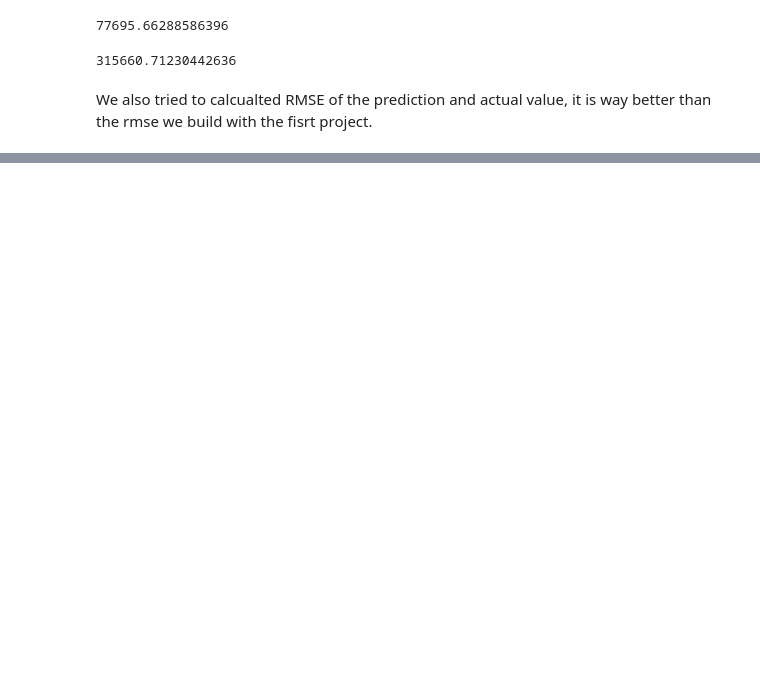
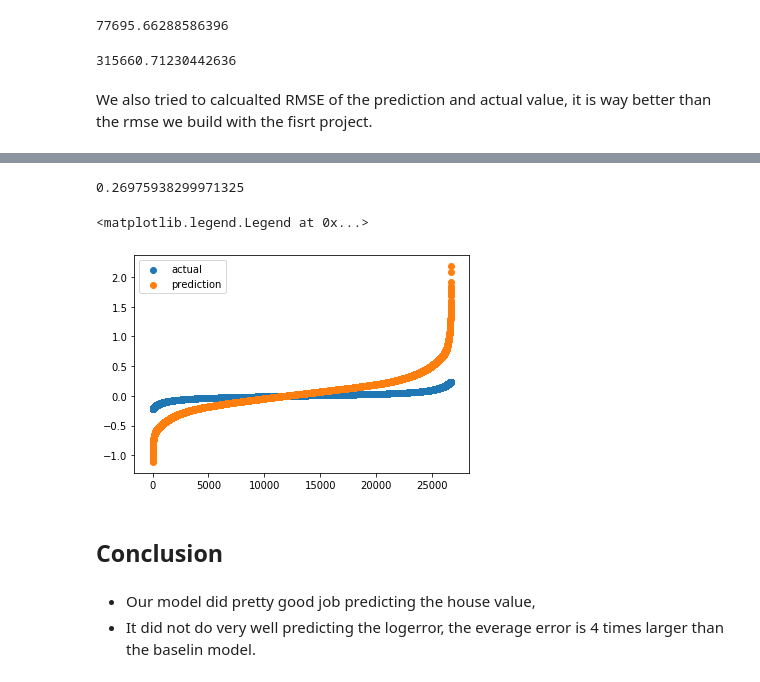
Before and after one commit to Clustering-Project-Allen-Cameron/clustering_project, a Jupyter notebook: zillow_cluster_modeling_final2, .ipynb, the cells around one changed output, grey strips where cells are left out. Cells and saved outputs as stored; diff of their text form; code cells hidden in the pictures; blank space fills up the shorter version.

```diff
--- a/zillow_cluster_modeling_final2, .ipynb
+++ b/zillow_cluster_modeling_final2, .ipynb
@@ -476,0 +599,18 @@ We also tried to calcualted RMSE of the prediction and actual value, it is way b
+# %%
+MSE = mean_squared_error(test.logerror, test.logerror_prediction)
+RMSE = np.sqrt(MSE)
+RMSE
+# %% [output]
+0.26975938299971325
+# %%
+plt.scatter(range(train.shape[0]), np.sort(train.logerror.values), label = 'actual')
+plt.scatter(range(train.shape[0]), np.sort(train.logerror_prediction.values), label = 'prediction')
+plt.legend()
+# %% [output]
+<matplotlib.legend.Legend at 0x...>
+[figure, added]
+# %% [markdown]
+## Conclusion
+# %% [markdown]
+- Our model did pretty good job predicting the house value,
+- It did not do very well predicting the logerror, the everage error is 4 times larger than the baselin model.
```
Also changed, not shown: parts of 19 cells of this notebook.
